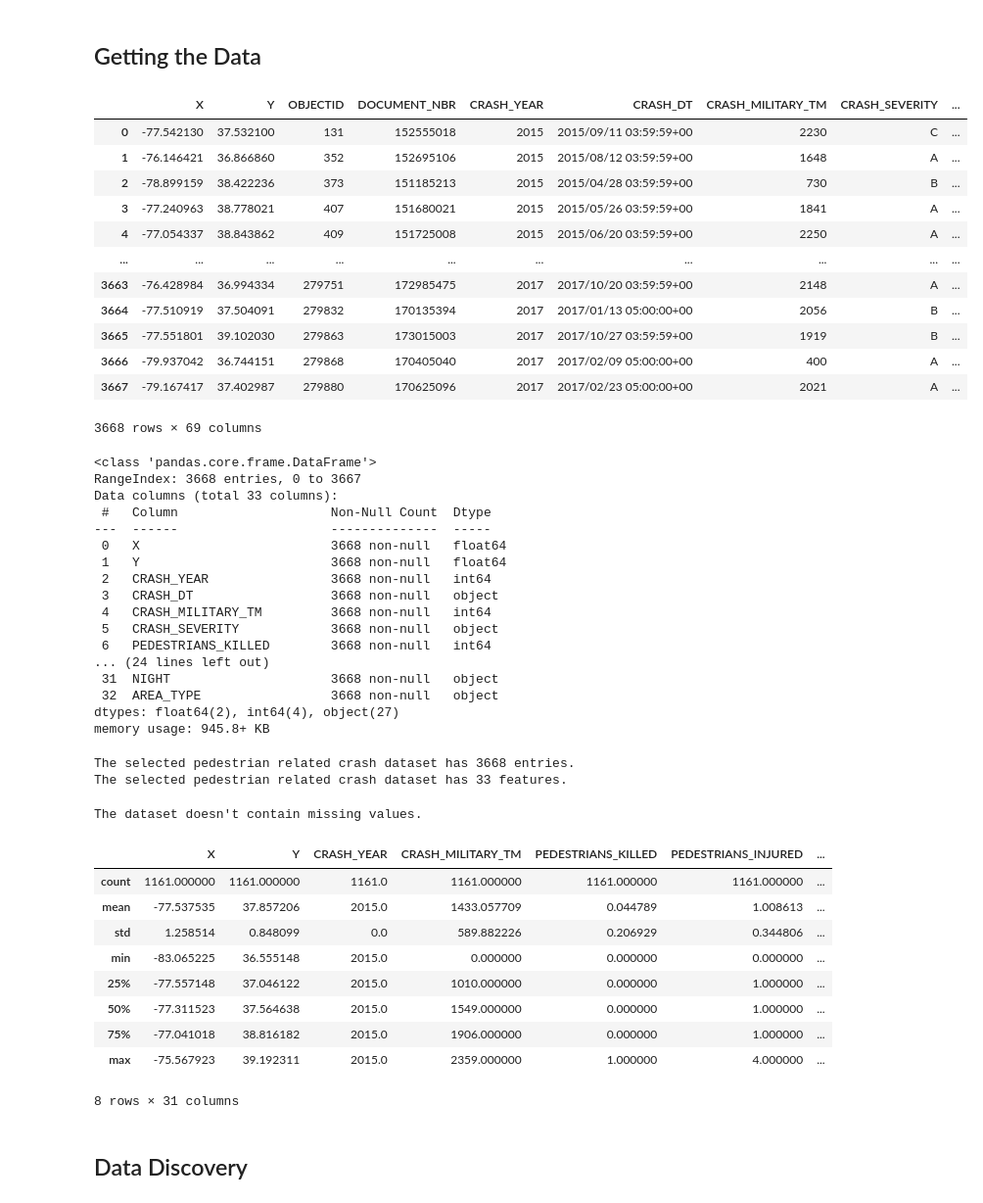
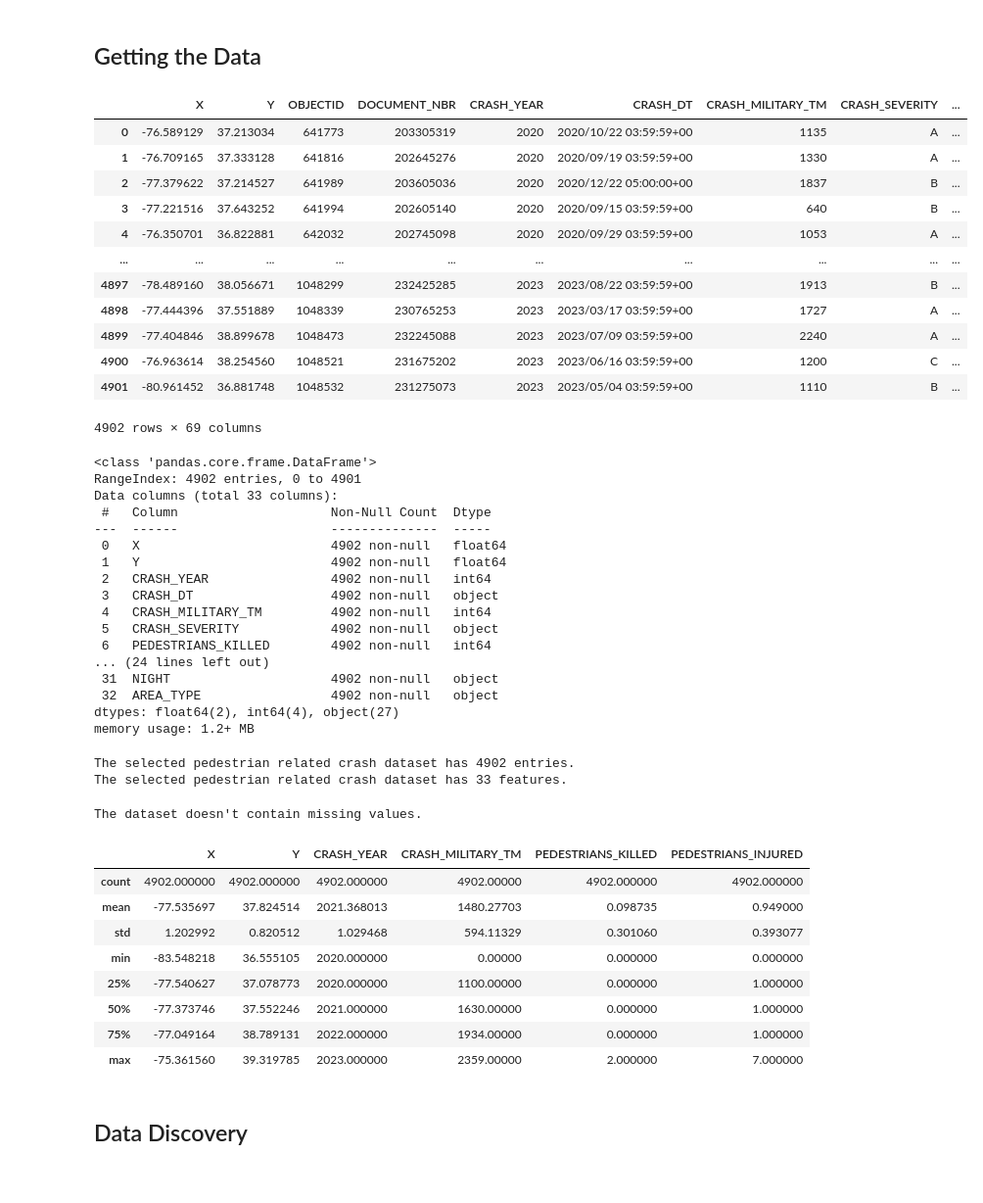
Before and after one commit to chrryyy/cs_4774_team_snorlax, a Jupyter notebook: Analysis_of_Improving_Pedestrian_Safety.ipynb, the cells around one changed output. Shown at 98% size. Cells and saved outputs as stored; diff of their text form; code cells hidden in the pictures.

Commit message:
got 2020-2023 data

```diff
--- a/Analysis_of_Improving_Pedestrian_Safety.ipynb
+++ b/Analysis_of_Improving_Pedestrian_Safety.ipynb
@@ -8,34 +8,34 @@ Cheryl Bai, Eric Xie, Elaine Zhang
 # %%
 import os
 import numpy as np
 import matplotlib
 import matplotlib.pyplot as plt
 import pandas as pd
 import seaborn as sns
 
 crash_data = pd.DataFrame()
 # read the dataset
-for i in range(4):
-  df = pd.read_csv("Crash_Data_" + str(i + 1) + ".csv")
+for i in range(6):
+  df = pd.read_csv("Crash_2020_2023_" + str(i) + ".csv")
   df_ped = df.loc[df["PED_NONPED"] == "Yes"]
   crash_data = pd.concat([crash_data, df_ped], ignore_index=True)
 
 crash_data = crash_data.reset_index(drop=True)
 crash_data
 # %% [output]
 |  | X | Y | OBJECTID | DOCUMENT_NBR | CRASH_YEAR | CRASH_DT | CRASH_MILITARY_TM | CRASH_SEVERITY | ... |
-| 0 | -77.542130 | 37.532100 | 131 | 152555018 | 2015 | 2015/09/11 03:59:59+00 | 2230 | C | ... |
-| 1 | -76.146421 | 36.866860 | 352 | 152695106 | 2015 | 2015/08/12 03:59:59+00 | 1648 | A | ... |
-| 2 | -78.899159 | 38.422236 | 373 | 151185213 | 2015 | 2015/04/28 03:59:59+00 | 730 | B | ... |
-| 3 | -77.240963 | 38.778021 | 407 | 151680021 | 2015 | 2015/05/26 03:59:59+00 | 1841 | A | ... |
-| 4 | -77.054337 | 38.843862 | 409 | 151725008 | 2015 | 2015/06/20 03:59:59+00 | 2250 | A | ... |
+| 0 | -76.589129 | 37.213034 | 641773 | 203305319 | 2020 | 2020/10/22 03:59:59+00 | 1135 | A | ... |
+| 1 | -76.709165 | 37.333128 | 641816 | 202645276 | 2020 | 2020/09/19 03:59:59+00 | 1330 | A | ... |
+| 2 | -77.379622 | 37.214527 | 641989 | 203605036 | 2020 | 2020/12/22 05:00:00+00 | 1837 | B | ... |
+| 3 | -77.221516 | 37.643252 | 641994 | 202605140 | 2020 | 2020/09/15 03:59:59+00 | 640 | B | ... |
+| 4 | -76.350701 | 36.822881 | 642032 | 202745098 | 2020 | 2020/09/29 03:59:59+00 | 1053 | A | ... |
 | ... | ... | ... | ... | ... | ... | ... | ... | ... | ... |
-| 3663 | -76.428984 | 36.994334 | 279751 | 172985475 | 2017 | 2017/10/20 03:59:59+00 | 2148 | A | ... |
-| 3664 | -77.510919 | 37.504091 | 279832 | 170135394 | 2017 | 2017/01/13 05:00:00+00 | 2056 | B | ... |
-| 3665 | -77.551801 | 39.102030 | 279863 | 173015003 | 2017 | 2017/10/27 03:59:59+00 | 1919 | B | ... |
-| 3666 | -79.937042 | 36.744151 | 279868 | 170405040 | 2017 | 2017/02/09 05:00:00+00 | 400 | A | ... |
-| 3667 | -79.167417 | 37.402987 | 279880 | 170625096 | 2017 | 2017/02/23 05:00:00+00 | 2021 | A | ... |
+| 4897 | -78.489160 | 38.056671 | 1048299 | 232425285 | 2023 | 2023/08/22 03:59:59+00 | 1913 | B | ... |
+| 4898 | -77.444396 | 37.551889 | 1048339 | 230765253 | 2023 | 2023/03/17 03:59:59+00 | 1727 | A | ... |
+| 4899 | -77.404846 | 38.899678 | 1048473 | 232245088 | 2023 | 2023/07/09 03:59:59+00 | 2240 | A | ... |
+| 4900 | -76.963614 | 38.254560 | 1048521 | 231675202 | 2023 | 2023/06/16 03:59:59+00 | 1200 | C | ... |
+| 4901 | -80.961452 | 36.881748 | 1048532 | 231275073 | 2023 | 2023/05/04 03:59:59+00 | 1110 | B | ... |
-3668 rows × 69 columns
+4902 rows × 69 columns
 # %%
 # select relevant columns for analysis
 cols = ["X", "Y", "CRASH_YEAR", "CRASH_DT", "CRASH_MILITARY_TM", "CRASH_SEVERITY", "PEDESTRIANS_KILLED", "PEDESTRIANS_INJURED", "WEATHER_CONDITION", "LIGHT_CONDITION",
@@ -49,28 +49,28 @@ crash_data = crash_data[cols]
 crash_data.info()
 # %% [output]
 <class 'pandas.core.frame.DataFrame'>
-RangeIndex: 3668 entries, 0 to 3667
+RangeIndex: 4902 entries, 0 to 4901
 Data columns (total 33 columns):
  #   Column                    Non-Null Count  Dtype
 ---  ------                    --------------  -----
- 0   X                         3668 non-null   float64
- 1   Y                         3668 non-null   float64
- 2   CRASH_YEAR                3668 non-null   int64
- 3   CRASH_DT                  3668 non-null   object
- 4   CRASH_MILITARY_TM         3668 non-null   int64
- 5   CRASH_SEVERITY            3668 non-null   object
- 6   PEDESTRIANS_KILLED        3668 non-null   int64
+ 0   X                         4902 non-null   float64
+ 1   Y                         4902 non-null   float64
+ 2   CRASH_YEAR                4902 non-null   int64
+ 3   CRASH_DT                  4902 non-null   object
+ 4   CRASH_MILITARY_TM         4902 non-null   int64
+ 5   CRASH_SEVERITY            4902 non-null   object
+ 6   PEDESTRIANS_KILLED        4902 non-null   int64
 ... (24 lines left out)
- 31  NIGHT                     3668 non-null   object
- 32  AREA_TYPE                 3668 non-null   object
+ 31  NIGHT                     4902 non-null   object
+ 32  AREA_TYPE                 4902 non-null   object
 dtypes: float64(2), int64(4), object(27)
-memory usage: 945.8+ KB
+memory usage: 1.2+ MB
 # %%
 # information about number of entires and features
 print("The selected pedestrian related crash dataset has " + str(crash_data.shape[0]) + " entries.")
 print("The selected pedestrian related crash dataset has " + str(crash_data.shape[1]) + " features.")
 # %% [output]
-The selected pedestrian related crash dataset has 3668 entries.
+The selected pedestrian related crash dataset has 4902 entries.
 The selected pedestrian related crash dataset has 33 features.
 # %%
 # check for missing values
@@ -84,13 +84,12 @@ The dataset doesn't contain missing values.
 # basic statistics about the dataset
 crash_data.describe()
 # %% [output]
-|  | X | Y | CRASH_YEAR | CRASH_MILITARY_TM | PEDESTRIANS_KILLED | PEDESTRIANS_INJURED | ... |
-| count | 1161.000000 | 1161.000000 | 1161.0 | 1161.000000 | 1161.000000 | 1161.000000 | ... |
-| mean | -77.537535 | 37.857206 | 2015.0 | 1433.057709 | 0.044789 | 1.008613 | ... |
-| std | 1.258514 | 0.848099 | 0.0 | 589.882226 | 0.206929 | 0.344806 | ... |
-| min | -83.065225 | 36.555148 | 2015.0 | 0.000000 | 0.000000 | 0.000000 | ... |
-| 25% | -77.557148 | 37.046122 | 2015.0 | 1010.000000 | 0.000000 | 1.000000 | ... |
-| 50% | -77.311523 | 37.564638 | 2015.0 | 1549.000000 | 0.000000 | 1.000000 | ... |
-| 75% | -77.041018 | 38.816182 | 2015.0 | 1906.000000 | 0.000000 | 1.000000 | ... |
-| max | -75.567923 | 39.192311 | 2015.0 | 2359.000000 | 1.000000 | 4.000000 | ... |
+|  | X | Y | CRASH_YEAR | CRASH_MILITARY_TM | PEDESTRIANS_KILLED | PEDESTRIANS_INJURED |
+| count | 4902.000000 | 4902.000000 | 4902.000000 | 4902.00000 | 4902.000000 | 4902.000000 |
+| mean | -77.535697 | 37.824514 | 2021.368013 | 1480.27703 | 0.098735 | 0.949000 |
+| std | 1.202992 | 0.820512 | 1.029468 | 594.11329 | 0.301060 | 0.393077 |
+| min | -83.548218 | 36.555105 | 2020.000000 | 0.00000 | 0.000000 | 0.000000 |
+| 25% | -77.540627 | 37.078773 | 2020.000000 | 1100.00000 | 0.000000 | 1.000000 |
+| 50% | -77.373746 | 37.552246 | 2021.000000 | 1630.00000 | 0.000000 | 1.000000 |
+| 75% | -77.049164 | 38.789131 | 2022.000000 | 1934.00000 | 0.000000 | 1.000000 |
+| max | -75.361560 | 39.319785 | 2023.000000 | 2359.00000 | 2.000000 | 7.000000 |
-8 rows × 31 columns
```
Also changed, not shown: parts of 3 cells of this notebook.
